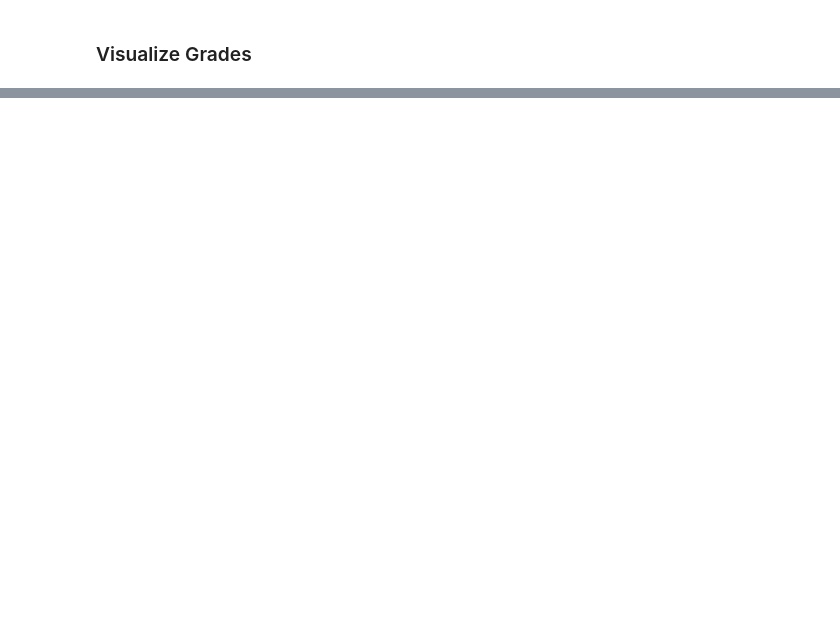
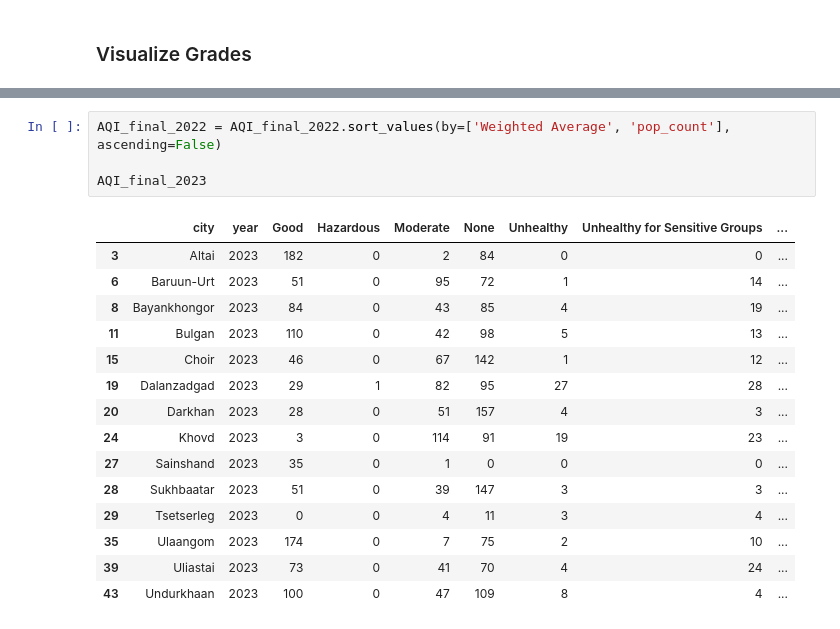
Before and after one commit to Puturbold/SOA-Breathe-Mongolia, a Jupyter notebook: Visual.ipynb, the cells around one changed output, grey strips where cells are left out. Cells and saved outputs as stored; diff of their text form; blank space fills up the shorter version.

```diff
--- a/Visual.ipynb
+++ b/Visual.ipynb
@@ -112,0 +49,20 @@ AQI_final_2021
+# %%
+AQI_final_2022 = AQI_final_2022.sort_values(by=['Weighted Average', 'pop_count'], ascending=False)
+
+AQI_final_2023
+# %% [output]
+|  | city | year | Good | Hazardous | Moderate | None | Unhealthy | Unhealthy for Sensitive Groups | ... |
+| 3 | Altai | 2023 | 182 | 0 | 2 | 84 | 0 | 0 | ... |
+| 6 | Baruun-Urt | 2023 | 51 | 0 | 95 | 72 | 1 | 14 | ... |
+| 8 | Bayankhongor | 2023 | 84 | 0 | 43 | 85 | 4 | 19 | ... |
+| 11 | Bulgan | 2023 | 110 | 0 | 42 | 98 | 5 | 13 | ... |
+| 15 | Choir | 2023 | 46 | 0 | 67 | 142 | 1 | 12 | ... |
+| 19 | Dalanzadgad | 2023 | 29 | 1 | 82 | 95 | 27 | 28 | ... |
+| 20 | Darkhan | 2023 | 28 | 0 | 51 | 157 | 4 | 3 | ... |
+| 24 | Khovd | 2023 | 3 | 0 | 114 | 91 | 19 | 23 | ... |
+| 27 | Sainshand | 2023 | 35 | 0 | 1 | 0 | 0 | 0 | ... |
+| 28 | Sukhbaatar | 2023 | 51 | 0 | 39 | 147 | 3 | 3 | ... |
+| 29 | Tsetserleg | 2023 | 0 | 0 | 4 | 11 | 3 | 4 | ... |
+| 35 | Ulaangom | 2023 | 174 | 0 | 7 | 75 | 2 | 10 | ... |
+| 39 | Uliastai | 2023 | 73 | 0 | 41 | 70 | 4 | 24 | ... |
+| 43 | Undurkhaan | 2023 | 100 | 0 | 47 | 109 | 8 | 4 | ... |
```
Also changed, not shown: parts of 7 cells of this notebook, 2 other files.
